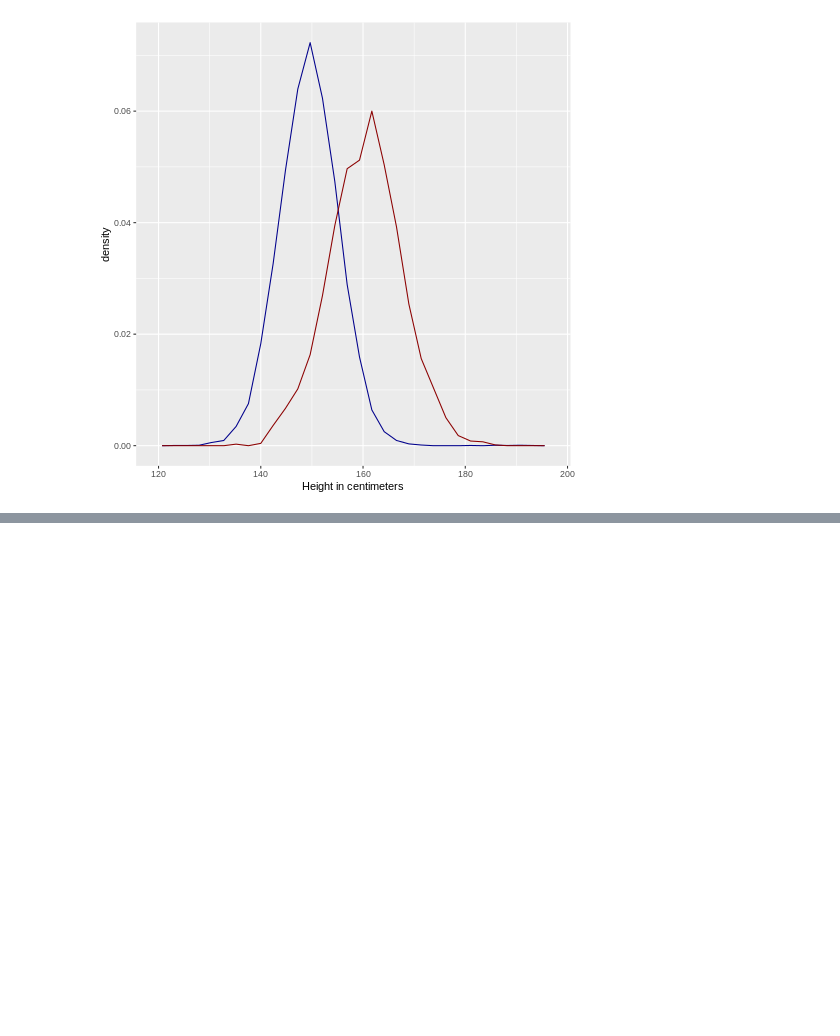
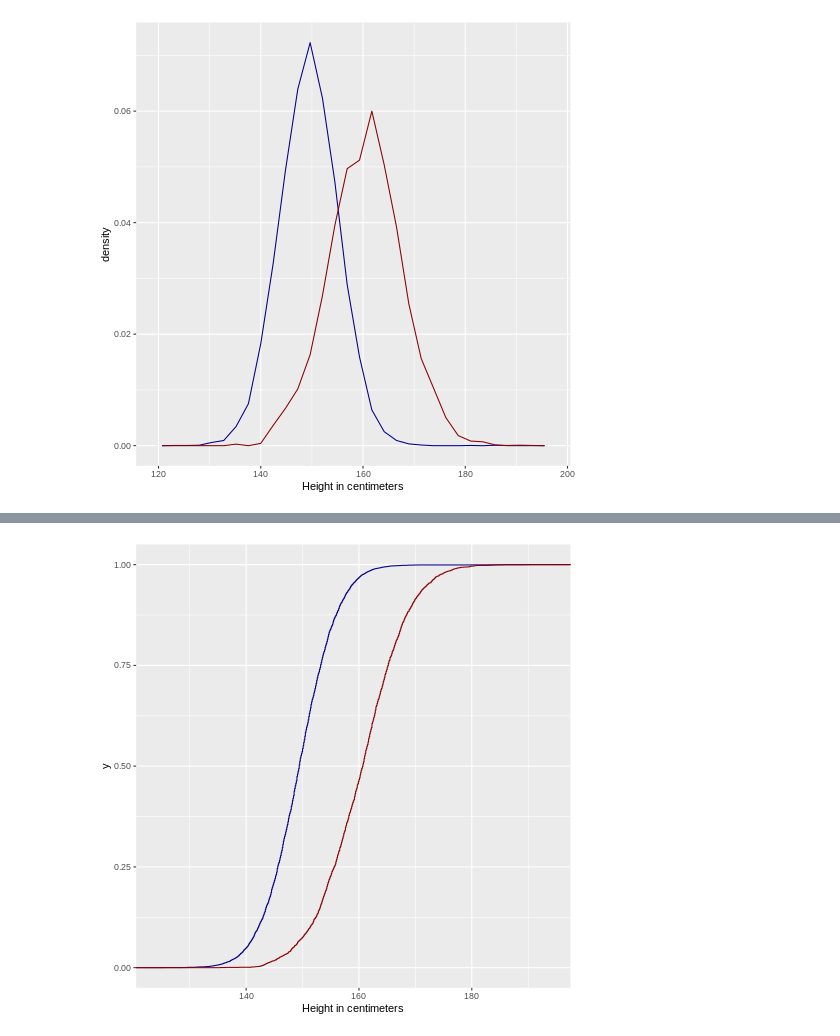
Before and after one commit to dataqueenpend/MIT_DataAnalysisForSocialScientists, a Jupyter notebook: r_notes.ipynb, the cells around one changed output, grey strips where cells are left out. Saved outputs shown, nothing was run; the diff lists cells and outputs as text; code cells hidden in the pictures; blank space fills up the shorter version.

```diff
--- a/r_notes.ipynb
+++ b/r_notes.ipynb
@@ -575,0 +575,10 @@ R[write to console]: `stat_bin()` using `bins = 30`. Pick better value with `bin
+# %%
+%%R
+# Representing the CDF
+
+ggplot(bihar_adult_females_trunc, aes(height_cm))+
+  stat_ecdf(data=bihar_adult_females_trunc, aes(height_cm), color="darkblue" )+
+  stat_ecdf(data=us_adult_females_trunc, aes(height_cm),  color="darkred" )+
+  xlab("Height in centimeters")
+# %% [output]
+[figure, added]
```
Also changed, not shown: parts of 3 cells of this notebook.
